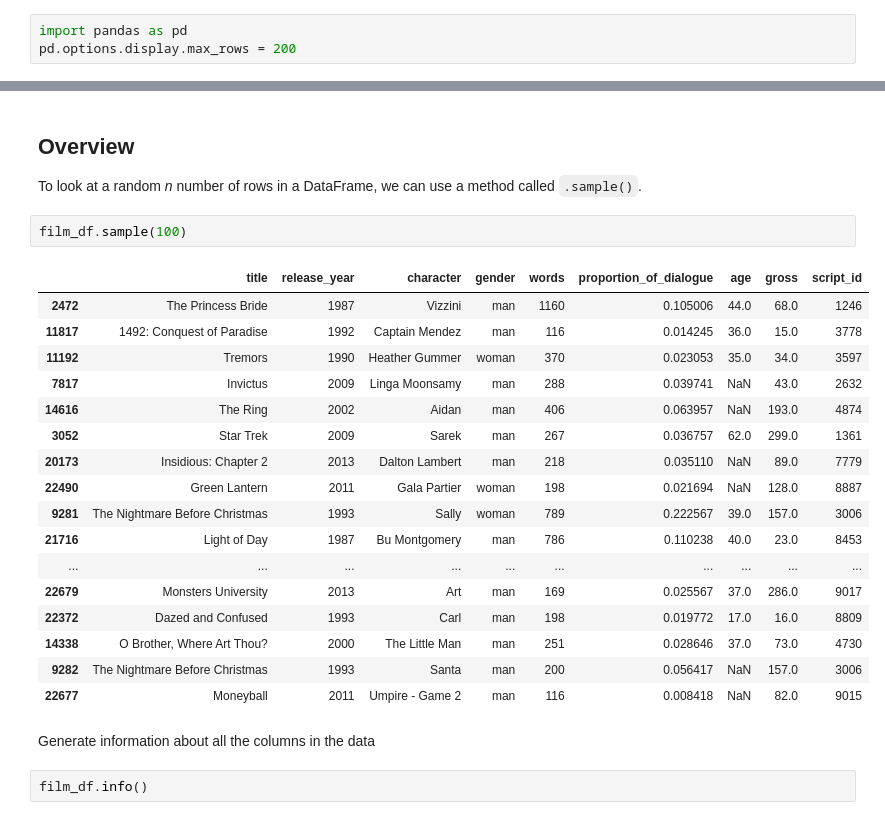
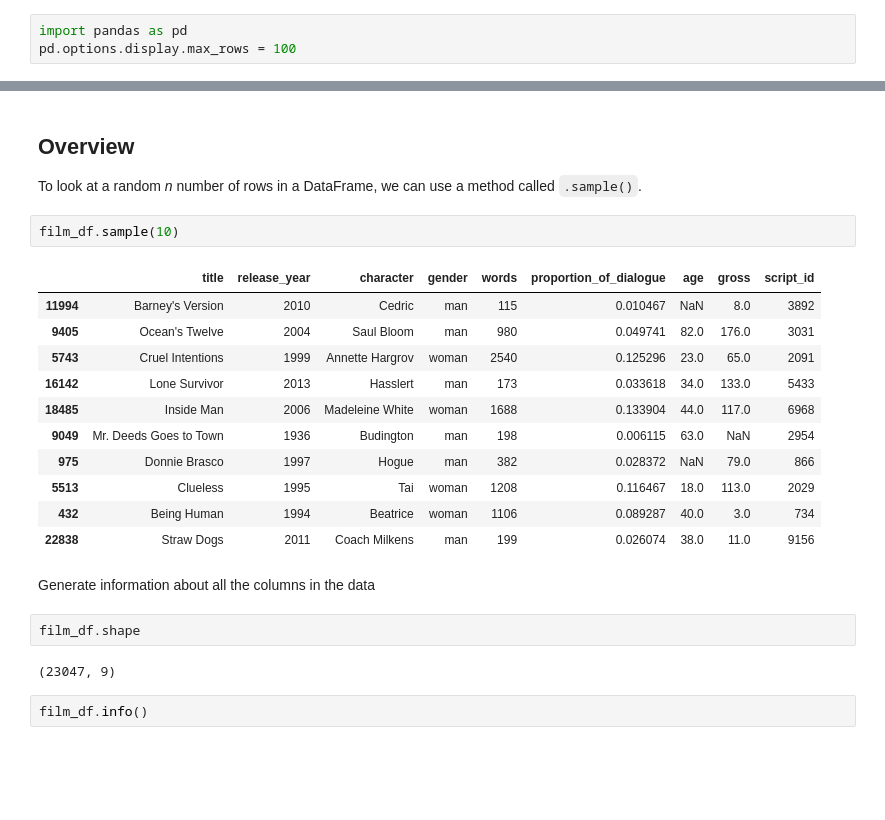
Before and after one commit to haleyrhiann4/3844f23-writing-digital-media, a Jupyter notebook: book/03-Pandas-Data-Analysis/MIDTERM.ipynb, the cells around one changed output, grey strips where cells are left out. Drawn from its saved outputs; the diff is of its cells as text; blank space fills up the shorter version.

```diff
--- a/book/03-Pandas-Data-Analysis/MIDTERM.ipynb
+++ b/book/03-Pandas-Data-Analysis/MIDTERM.ipynb
@@ -15,7 +15,7 @@ ___
 ## Import Pandas
 # %%
 import pandas as pd
-pd.options.display.max_rows = 200
+pd.options.display.max_rows = 100
 # %% [markdown]
 ## Import the Data
 # %%
@@ -25,27 +25,25 @@ film_df = pd.read_csv('../data/Pudding/Pudding-Film-Dialogue-Clean.csv', delimit
 
 To look at a random *n* number of rows in a DataFrame, we can use a method called `.sample()`.
 # %%
-film_df.sample(100)
+film_df.sample(10)
 # %% [output]
 |  | title | release_year | character | gender | words | proportion_of_dialogue | age | gross | script_id |
-| 2472 | The Princess Bride | 1987 | Vizzini | man | 1160 | 0.105006 | 44.0 | 68.0 | 1246 |
-| 11817 | 1492: Conquest of Paradise | 1992 | Captain Mendez | man | 116 | 0.014245 | 36.0 | 15.0 | 3778 |
-| 11192 | Tremors | 1990 | Heather Gummer | woman | 370 | 0.023053 | 35.0 | 34.0 | 3597 |
-| 7817 | Invictus | 2009 | Linga Moonsamy | man | 288 | 0.039741 | NaN | 43.0 | 2632 |
-| 14616 | The Ring | 2002 | Aidan | man | 406 | 0.063957 | NaN | 193.0 | 4874 |
-| 3052 | Star Trek | 2009 | Sarek | man | 267 | 0.036757 | 62.0 | 299.0 | 1361 |
-| 20173 | Insidious: Chapter 2 | 2013 | Dalton Lambert | man | 218 | 0.035110 | NaN | 89.0 | 7779 |
-| 22490 | Green Lantern | 2011 | Gala Partier | woman | 198 | 0.021694 | NaN | 128.0 | 8887 |
-| 9281 | The Nightmare Before Christmas | 1993 | Sally | woman | 789 | 0.222567 | 39.0 | 157.0 | 3006 |
-| 21716 | Light of Day | 1987 | Bu Montgomery | man | 786 | 0.110238 | 40.0 | 23.0 | 8453 |
-| ... | ... | ... | ... | ... | ... | ... | ... | ... | ... |
-| 22679 | Monsters University | 2013 | Art | man | 169 | 0.025567 | 37.0 | 286.0 | 9017 |
-| 22372 | Dazed and Confused | 1993 | Carl | man | 198 | 0.019772 | 17.0 | 16.0 | 8809 |
-| 14338 | O Brother, Where Art Thou? | 2000 | The Little Man | man | 251 | 0.028646 | 37.0 | 73.0 | 4730 |
-| 9282 | The Nightmare Before Christmas | 1993 | Santa | man | 200 | 0.056417 | NaN | 157.0 | 3006 |
-| 22677 | Moneyball | 2011 | Umpire - Game 2 | man | 116 | 0.008418 | NaN | 82.0 | 9015 |
+| 11994 | Barney's Version | 2010 | Cedric | man | 115 | 0.010467 | NaN | 8.0 | 3892 |
+| 9405 | Ocean's Twelve | 2004 | Saul Bloom | man | 980 | 0.049741 | 82.0 | 176.0 | 3031 |
+| 5743 | Cruel Intentions | 1999 | Annette Hargrov | woman | 2540 | 0.125296 | 23.0 | 65.0 | 2091 |
+| 16142 | Lone Survivor | 2013 | Hasslert | man | 173 | 0.033618 | 34.0 | 133.0 | 5433 |
+| 18485 | Inside Man | 2006 | Madeleine White | woman | 1688 | 0.133904 | 44.0 | 117.0 | 6968 |
+| 9049 | Mr. Deeds Goes to Town | 1936 | Budington | man | 198 | 0.006115 | 63.0 | NaN | 2954 |
+| 975 | Donnie Brasco | 1997 | Hogue | man | 382 | 0.028372 | NaN | 79.0 | 866 |
+| 5513 | Clueless | 1995 | Tai | woman | 1208 | 0.116467 | 18.0 | 113.0 | 2029 |
+| 432 | Being Human | 1994 | Beatrice | woman | 1106 | 0.089287 | 40.0 | 3.0 | 734 |
+| 22838 | Straw Dogs | 2011 | Coach Milkens | man | 199 | 0.026074 | 38.0 | 11.0 | 9156 |
 # %% [markdown]
 Generate information about all the columns in the data
+# %%
+film_df.shape
+# %% [output]
+(23047, 9)
 # %%
 film_df.info()
 # %% [output]
```
Also changed, not shown: parts of 8 cells of this notebook, 13 other files.
